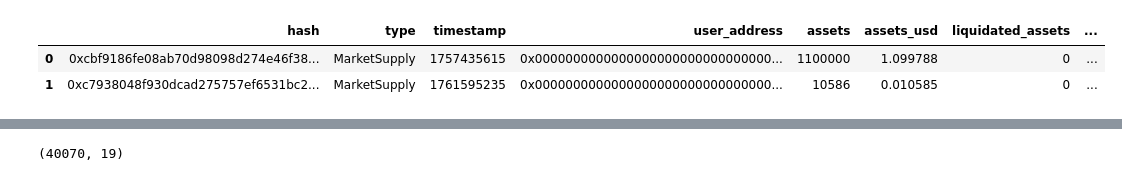
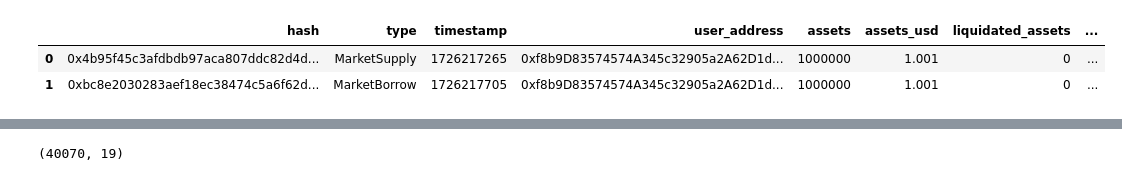
Before and after one commit to egortrussov/lending_protocols_researh, a Jupyter notebook: users_clusterization/leveraged_users.ipynb, the cells around one changed output, grey strips where cells are left out. Drawn from its saved outputs; the diff is of its cells as text; code cells hidden in the pictures.

```diff
--- a/users_clusterization/leveraged_users.ipynb
+++ b/users_clusterization/leveraged_users.ipynb
@@ -1,18 +1,20 @@
 # %%
 import pandas as pd
 import numpy as np
 import json
 pd.set_option('display.max_columns', 500)
 
-MARKET = "eth_cbbtc_usdc"
-EVENTS_PATH = "/Users/yegortrussov/Documents/ml/lending_protocols/dataset_collection/data/markets_labelled"
+MARKET = "base_cbbtc_usdc_full"
+EVENTS_PATH = "/Users/yegortrussov/Documents/ml/lending_protocols/dataset_collection/data/markets_enriched"
 HOURLY_MARKET_PATH = "/Users/yegortrussov/Documents/ml/lending_protocols/dataset_collection/data/markets_hourly_data"
+import warnings
+warnings.filterwarnings("ignore")
 
 df = pd.read_csv(f"{EVENTS_PATH}/{MARKET}.csv")
 market_df = pd.read_csv(f"{HOURLY_MARKET_PATH}/{MARKET}.csv")
 
 df.head(2)
 # %% [output]
 |  | hash | type | timestamp | user_address | assets | assets_usd | liquidated_assets | ... |
-| 0 | 0xcbf9186fe08ab70d98098d274e46f38... | MarketSupply | 1757435615 | 0x0000000000000000000000000000000... | 1100000 | 1.099788 | 0 | ... |
-| 1 | 0xc7938048f930dcad275757ef6531bc2... | MarketSupply | 1761595235 | 0x0000000000000000000000000000000... | 10586 | 0.010585 | 0 | ... |
+| 0 | 0x4b95f45c3afdbdb97aca807ddc82d4d... | MarketSupply | 1726217265 | 0xf8b9D83574574A345c32905a2A62D1d... | 1000000 | 1.001 | 0 | ... |
+| 1 | 0xbc8e2030283aef18ec38474c5a6f62d... | MarketBorrow | 1726217705 | 0xf8b9D83574574A345c32905a2A62D1d... | 1000000 | 1.001 | 0 | ... |
```
Also changed, not shown: parts of 30 cells of this notebook, 20 other files.
